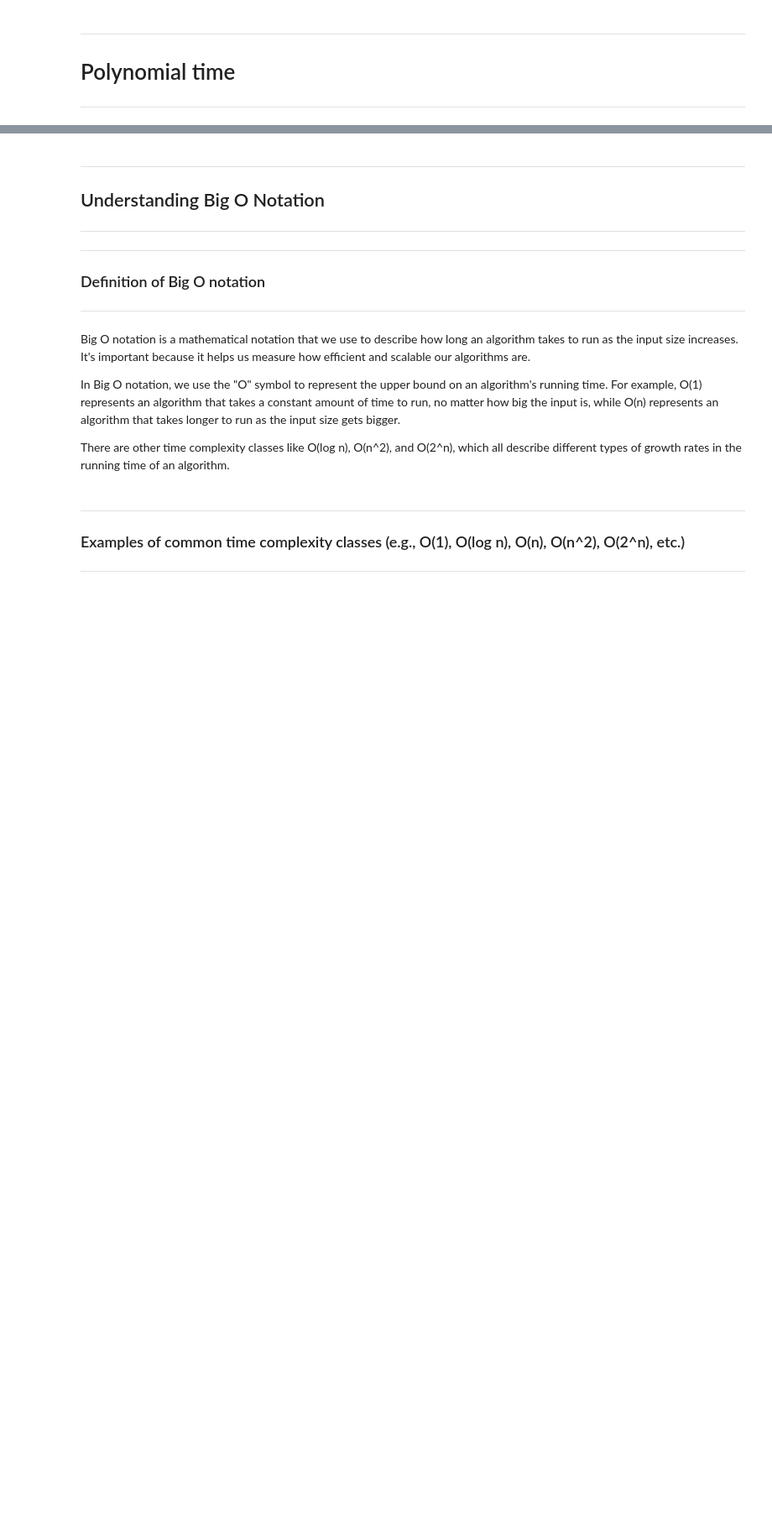
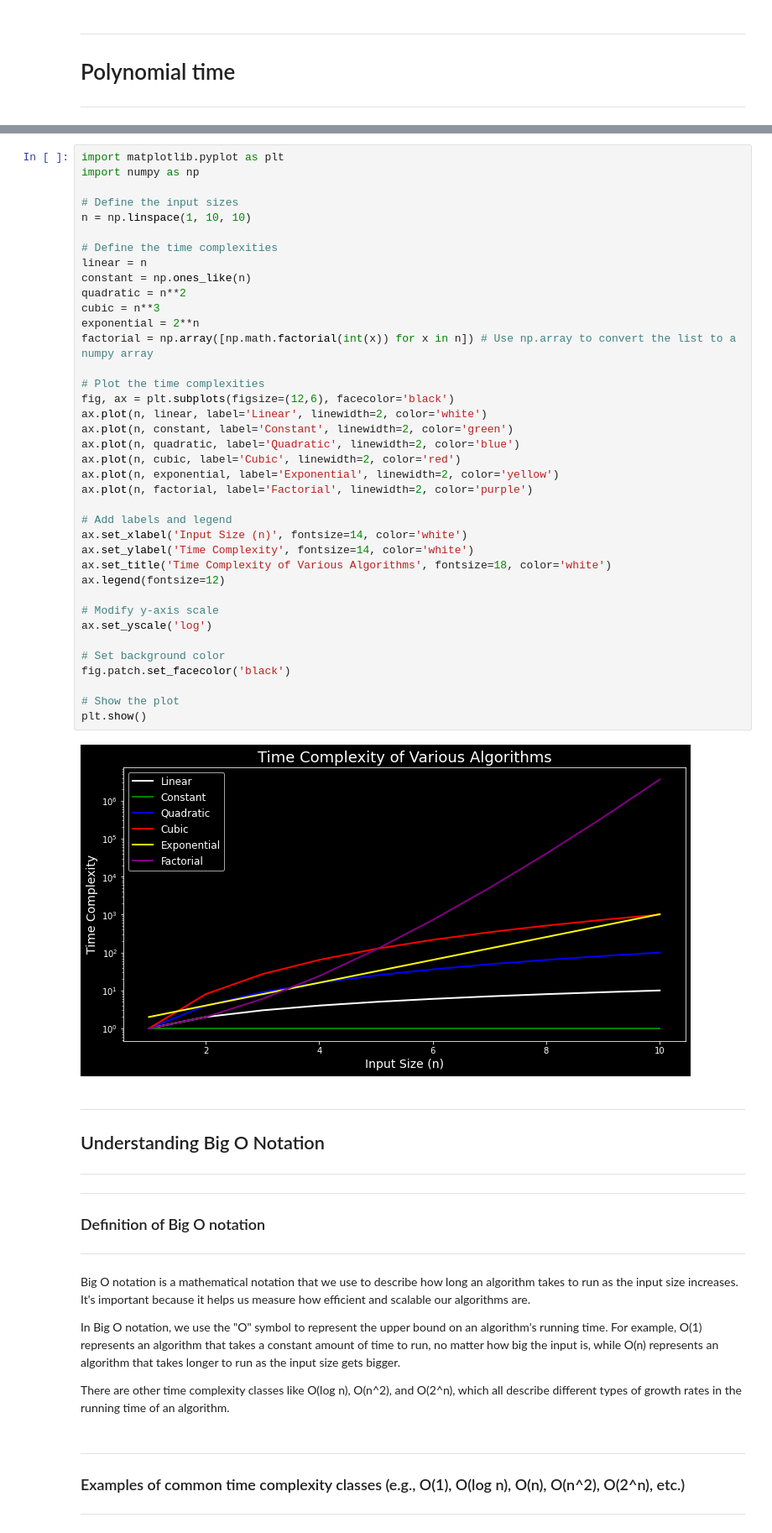
Before and after one commit to NatanTrosmanGMIT/Theory_Of_Algorithms_Project, a Jupyter notebook: polynomial_time.ipynb, the cells around one changed output, grey strips where cells are left out. Shown: that part at 84% size. Saved outputs shown, nothing was run; the diff lists cells and outputs as text; blank space fills up the shorter version.

Commit message:
Finishing off part 1 - added graphs and changed layout

```diff
--- a/polynomial_time.ipynb
+++ b/polynomial_time.ipynb
@@ -23,3 +27,43 @@ By understanding algorithmic time complexity and using Big O notation to analyze
+# %%
+import matplotlib.pyplot as plt
+import numpy as np
+
+# Define the input sizes
+n = np.linspace(1, 10, 10)
+
+# Define the time complexities
+linear = n
+constant = np.ones_like(n)
+quadratic = n**2
+cubic = n**3
+exponential = 2**n
+factorial = np.array([np.math.factorial(int(x)) for x in n]) # Use np.array to convert the list to a numpy array
+
+# Plot the time complexities
+fig, ax = plt.subplots(figsize=(12,6), facecolor='black')
+ax.plot(n, linear, label='Linear', linewidth=2, color='white')
+ax.plot(n, constant, label='Constant', linewidth=2, color='green')
+ax.plot(n, quadratic, label='Quadratic', linewidth=2, color='blue')
+ax.plot(n, cubic, label='Cubic', linewidth=2, color='red')
+ax.plot(n, exponential, label='Exponential', linewidth=2, color='yellow')
+ax.plot(n, factorial, label='Factorial', linewidth=2, color='purple')
+
+# Add labels and legend
+ax.set_xlabel('Input Size (n)', fontsize=14, color='white')
+ax.set_ylabel('Time Complexity', fontsize=14, color='white')
+ax.set_title('Time Complexity of Various Algorithms', fontsize=18, color='white')
+ax.legend(fontsize=12)
+
+# Modify y-axis scale
+ax.set_yscale('log')
+
+# Set background color
+fig.patch.set_facecolor('black')
+
+# Show the plot
+plt.show()
+# %% [output]
+[figure, added]
 # %% [markdown]
 ***
 ## Understanding Big O Notation
```
Also changed, not shown: parts of 1 cell of this notebook, 1 other file.
